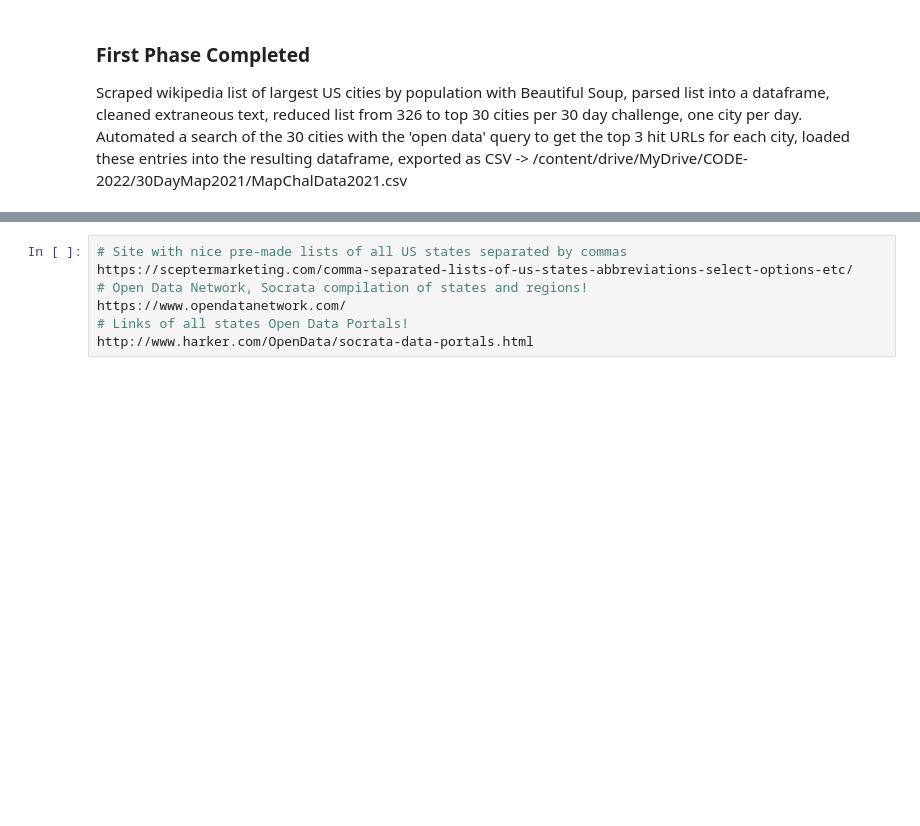
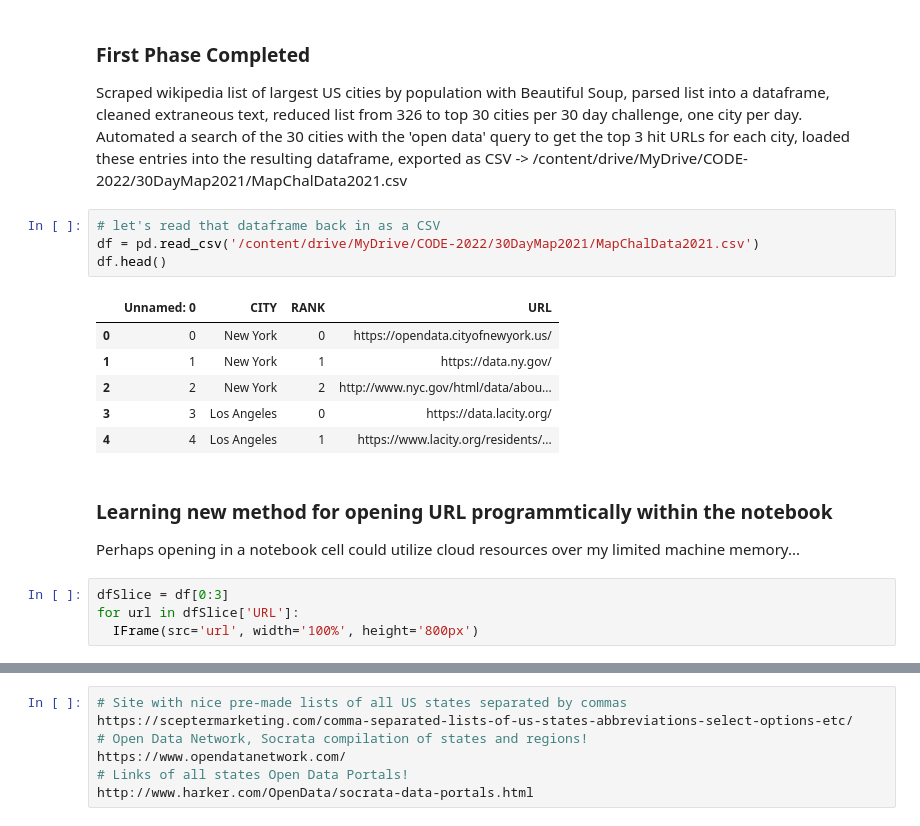
Before and after one commit to Location-Artistry/GEO-DEV-NOTEBOOKS, a Jupyter notebook: 30_DAY_MAP_2021.ipynb, the cells around one changed output, grey strips where cells are left out. Drawn from its saved outputs; the diff is of its cells as text; blank space fills up the shorter version.

```diff
--- a/30_DAY_MAP_2021.ipynb
+++ b/30_DAY_MAP_2021.ipynb
@@ -237,3 +238,21 @@ dfRes.to_csv('MapChalData2021.csv',encoding='utf-8')
 ### First Phase Completed
  Scraped wikipedia list of largest US cities by population with Beautiful Soup, parsed list into a dataframe, cleaned extraneous text, reduced list from 326 to top 30 cities per 30 day challenge, one city per day.
 Automated a search of the 30 cities with the 'open data' query to get the top 3 hit URLs for each city, loaded these entries into the resulting dataframe, exported as CSV -> /content/drive/MyDrive/CODE-2022/30DayMap2021/MapChalData2021.csv
+# %%
+# let's read that dataframe back in as a CSV
+df = pd.read_csv('/content/drive/MyDrive/CODE-2022/30DayMap2021/MapChalData2021.csv')
+df.head()
+# %% [output]
+|  | Unnamed: 0 | CITY | RANK | URL |
+| 0 | 0 | New York | 0 | https://opendata.cityofnewyork.us/ |
+| 1 | 1 | New York | 1 | https://data.ny.gov/ |
+| 2 | 2 | New York | 2 | http://www.nyc.gov/html/data/abou... |
+| 3 | 3 | Los Angeles | 0 | https://data.lacity.org/ |
+| 4 | 4 | Los Angeles | 1 | https://www.lacity.org/residents/... |
+# %% [markdown]
+### Learning new method for opening URL programmtically within the notebook
+Perhaps opening in a notebook cell could utilize cloud resources over my limited machine memory...
+# %%
+dfSlice = df[0:3]
+for url in dfSlice['URL']:
+  IFrame(src='url', width='100%', height='800px')
```
Also changed, not shown: parts of 3 cells of this notebook.
